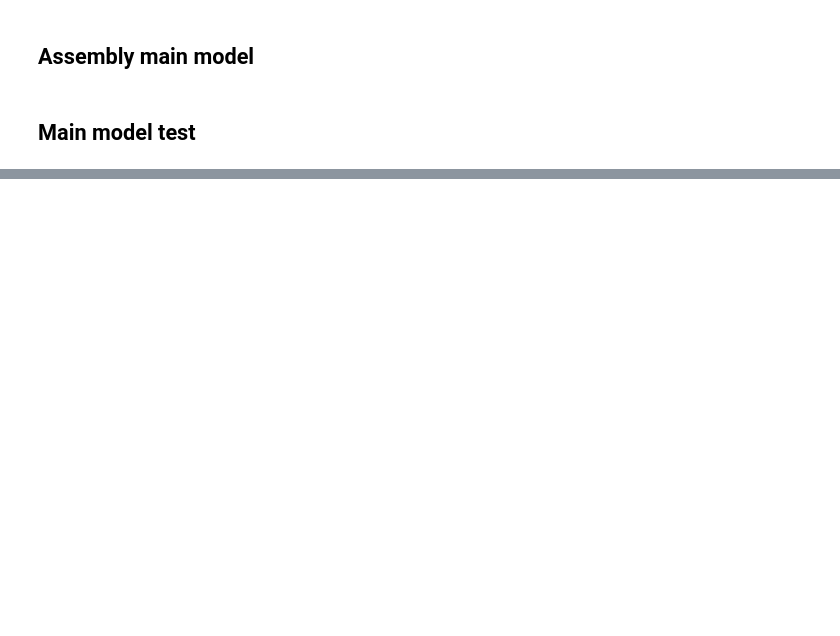
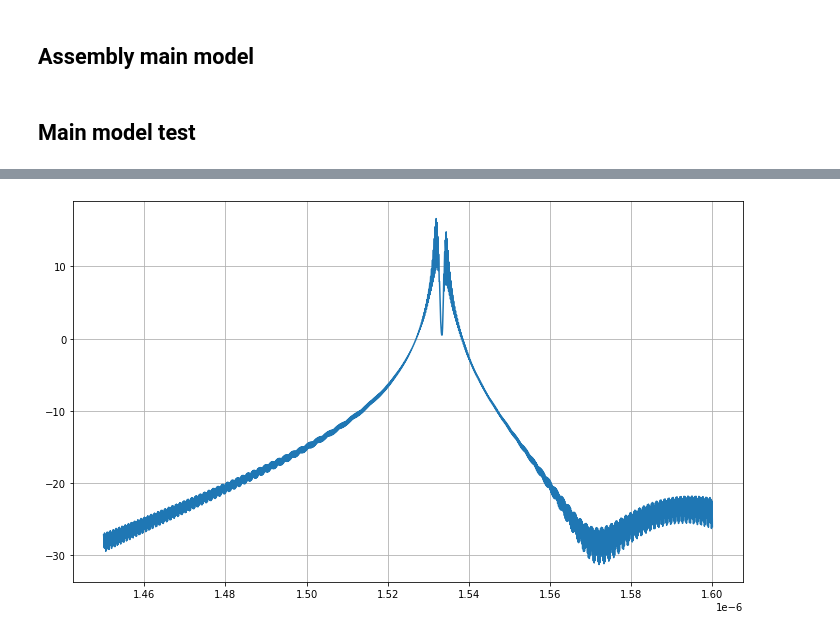
Before and after one commit to CaioRodrigues200/Photonics-training, a Jupyter notebook: Projects/Bragg Grating/SimulationFiles/GratingAssembly.ipynb, the cells around one changed output, grey strips where cells are left out. Drawn from its saved outputs; the diff is of its cells as text; code cells hidden in the pictures; blank space fills up the shorter version.

```diff
--- a/Projects/Bragg Grating/SimulationFiles/GratingAssembly.ipynb
+++ b/Projects/Bragg Grating/SimulationFiles/GratingAssembly.ipynb
@@ -123,0 +190,6 @@ bragg.set({"start cell group":3, "end cell group":3, "periods":VpNum,
+# %%
+plt.figure(figsize=(12,7))
+plt.plot(SWvMatrix['wavelength'],10*np.log10(abs(SWvMatrix['s11'])**2))
+plt.grid()
+# %% [output]
+[figure, added]
```
Also changed, not shown: parts of 6 cells of this notebook, 7 other files.
